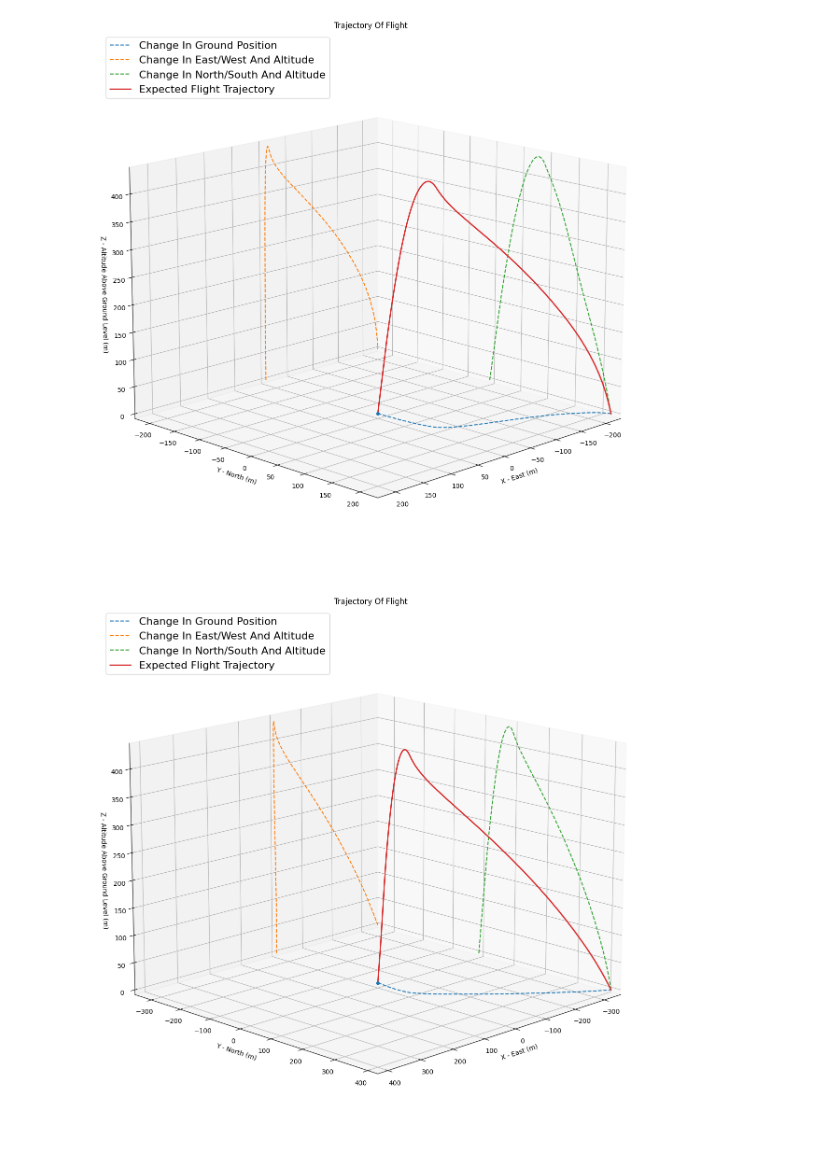
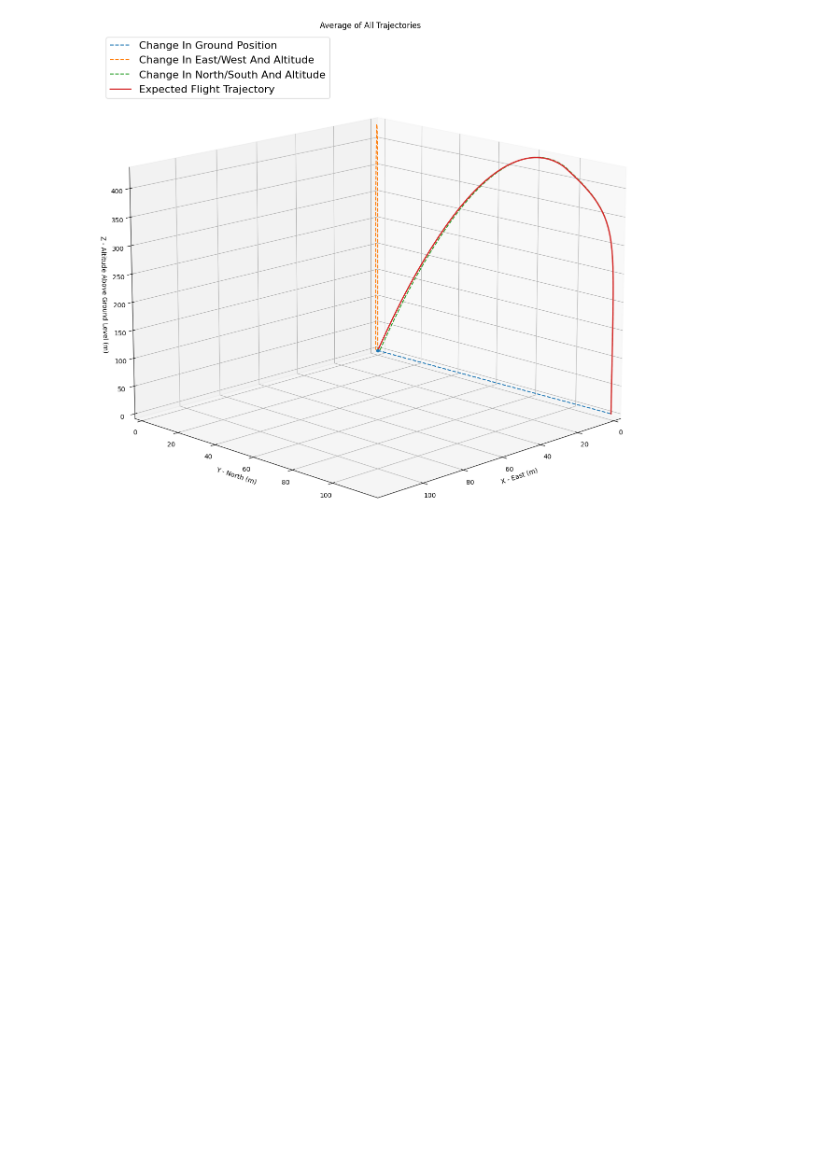
Before and after one commit to MahdMalik/CometRocketrySims, a Jupyter notebook: Old Files/L1RocketSim.ipynb, the cells around one changed output. Saved outputs shown, nothing was run; the diff lists cells and outputs as text; code cells hidden in the pictures; blank space fills up the shorter version.

Commit message:
updated rocketpy yay

```diff
--- a/Old Files/L1RocketSim.ipynb
+++ b/Old Files/L1RocketSim.ipynb
@@ -1,13 +1,13 @@
 # %%
 from rocketpy import Environment, SolidMotor, Rocket, Flight
 
-import openpyxl
+# import openpyxl
 
-# Define variable to load the dataframe
-dataframe = openpyxl.load_workbook("C:\\Users\\mahd\\Documents\\SimulationRocketPy\\WeatherData.xlsx")
+# # Define variable to load the dataframe
+# dataframe = openpyxl.load_workbook("C:\\Users\\mahd\\Documents\\SimulationRocketPy\\WeatherData.xlsx")
 
-# Define variable to read sheet
-dataframe1 = dataframe.active
+# # Define variable to read sheet
+# dataframe1 = dataframe.active
 
 # Iterate the loop to read the cell values
 
@@ -19,12 +19,12 @@ tomorrow = datetime.date.today() + datetime.timedelta(days=1)
 env.set_date(
     (tomorrow.year, tomorrow.month, tomorrow.day, 12)
 )  # Hour given in UTC time
-env.set_atmospheric_model(type="Forecast", file = "GFS")
+env.set_atmospheric_model(type="standard_atmosphere")
 # env.info()
 
 H97J6 = SolidMotor(
     # MUST CHANGE USER FOR YOURSELF (and probably path too)
-    thrust_source= "C:\\Users\\mahd\\Documents\\SimulationRocketPy\\H97Jthrustcurve.eng",
+    thrust_source= "ReferencedFiles/H97Jthrustcurve.eng",
     dry_mass=0.141,
     dry_inertia=(0, 0, 0),
     nozzle_radius= 0.001,
@@ -47,8 +47,8 @@ l1Rocket = Rocket(
     radius= 0.0381,
     mass= 1.464,
     inertia=(3.321, 4.321, 0.024),
-    power_off_drag="C:\\Users\\mahd\\Documents\\SimulationRocketPy\\L1MotorOn.csv",
-    power_on_drag="C:\\Users\\mahd\\Documents\\SimulationRocketPy\\L1MotorOff.csv",
+    power_off_drag="ReferencedFiles/L1MotorOn.csv",
+    power_on_drag="ReferencedFiles/L1MotorOff.csv",
     center_of_mass_without_motor=0,
     coordinate_system_orientation="tail_to_nose",
 )
@@ -61,44 +61,38 @@ rail_buttons = l1Rocket.set_rail_buttons(
 
 l1Rocket.add_motor(H97J6, position=-0.565)
 
 nose_cone = l1Rocket.add_nose(
     length=0.229, kind="vonKarman", position=0.565
 )
 
 fin_set = l1Rocket.add_trapezoidal_fins(
     n=3,
     root_chord=0.0952,
     tip_chord=0.051,
     span=0.064,
     position=-0.445,
     cant_angle=0
 )
 
 Main = l1Rocket.add_parachute(
     "Main",
     cd_s=0.8,
     trigger="apogee",
     sampling_rate=105,
     lag=1.5,
     noise=(0, 8.3, 0.5),
 )
 
 testFlight = Flight(
     rocket=l1Rocket, environment=env, rail_length=2.2, inclination=84, heading=0
 )
 col = 1
-for row in dataframe1.iter_rows(1, dataframe1.max_row):
-        if row[0].value.find("noaa") == -1:
-            env.set_atmospheric_model(type="wyoming_sounding", file = row[0].value)
-        else:
-            env.set_atmospheric_model(type="NOAARucSounding", file = row[0].value)
-        testFlight = Flight(rocket=l1Rocket, environment=env, rail_length=2.2, inclination=84, heading=0)
-        # H97J6.all_info()
-        # l1Rocket.all_info()
-        # testFlight.all_info()
-        testFlight.plots.trajectory_3d()
-    # ``custom_atmosphere``: sets pressure, temperature, wind-u and wind-v profiles given though the pressure, temperature, wind-u and wind-v parameters of this method.
-        #k570 is engine
+testFlight = Flight(rocket=l1Rocket, environment=env, rail_length=2.2, inclination=84, heading=0)
+# H97J6.all_info()
+# l1Rocket.all_info()
+# testFlight.all_info()
+testFlight.plots.combinedTrajectories([testFlight])
+# ``custom_atmosphere``: sets pressure, temperature, wind-u and wind-v profiles given though the pressure, temperature, wind-u and wind-v parameters of this method.
+#k570 is engine
 # %% [output]
-[figure, old version]
+[figure, new version]
-[figure, removed]
```
Also changed, not shown: 33 other files.
